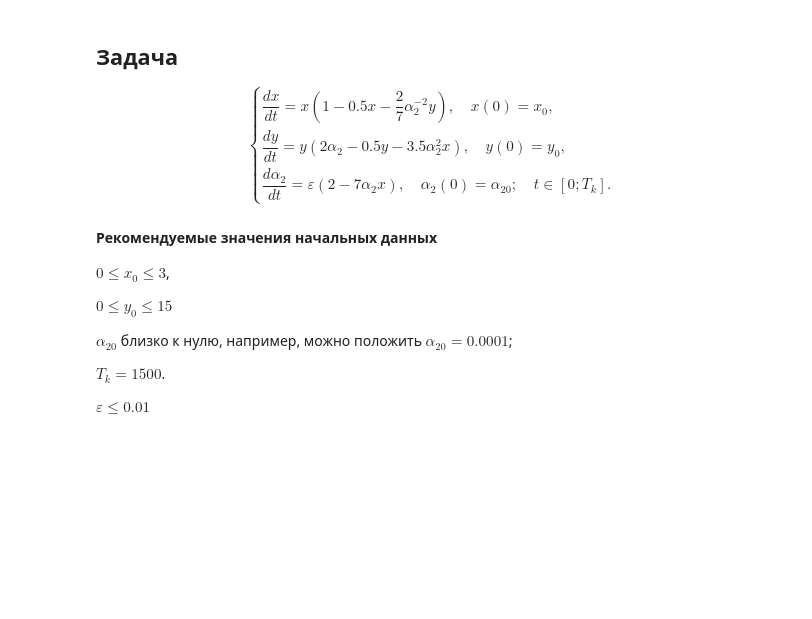
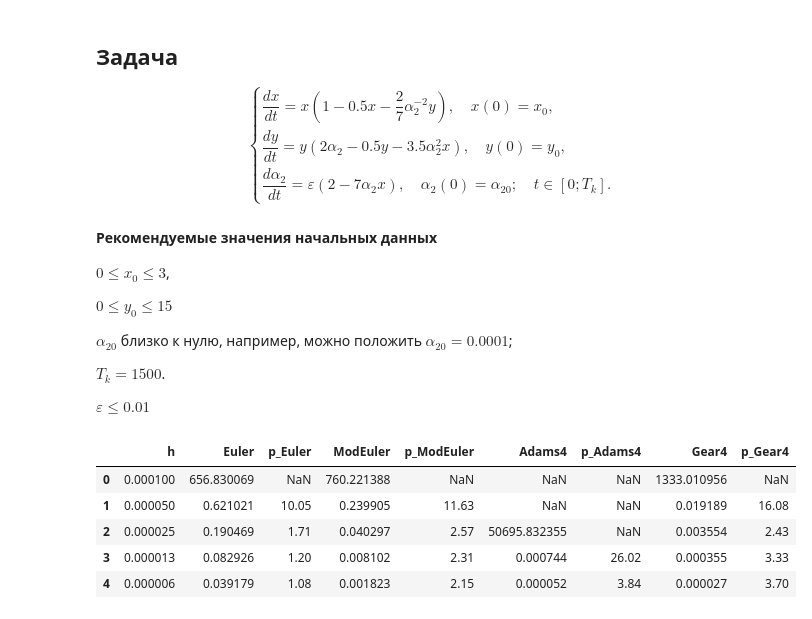
Before and after one commit to Tisuder/NM-population-evolution, a Jupyter notebook: main.ipynb, the cells around one changed output. Saved outputs shown, nothing was run; the diff lists cells and outputs as text; code cells hidden in the pictures; blank space fills up the shorter version.

```diff
--- a/main.ipynb
+++ b/main.ipynb
@@ -159,34 +149,37 @@ def compute_convergence_orders(methods, system_func, y0, t_span, h_start, n_refi
 
     return pd.DataFrame(data)
 # %%
-# Твои параметры
-y0_system = [1.5, 7.5, 0.0001]
-t_range = [0, 2.0] # Для тестов лучше брать небольшой интервал
+y0_system = [1.5, 7.5, 0.01]
+t_range = [0, 0.01]
 eps_param = 0.01
 
-# Решаем систему очень точно
 pure_system = lambda t, v: system_func(t, v, eps_param)
 sol = solve_ivp(pure_system, t_range, y0_system, method='BDF', atol=1e-12, rtol=1e-12)
 ethalon_func = interp1d(sol.t, sol.y, axis=1, kind='cubic', fill_value="extrapolate")
 
-# 2. Собираем методы в словарь
 my_methods = {
     "Euler": euler_explicit,
     "ModEuler": modified_euler,
     "Adams4": adams_bashforth_4,
     "Gear4": gear_4
 }
 
-# 3. Считаем таблицу
 df_results = compute_convergence_orders(
     my_methods,
     pure_system,
     y0_system,
     t_range,
-    h_start=0.01,
+    h_start=0.0001,
     n_refinements=5,
     ethalon_sol=lambda t: ethalon_func(t).T
 )
 
-print(df_results)
+df_results
+# %% [output]
+|  | h | Euler | p_Euler | ModEuler | p_ModEuler | Adams4 | p_Adams4 | Gear4 | p_Gear4 |
+| 0 | 0.000100 | 656.830069 | NaN | 760.221388 | NaN | NaN | NaN | 1333.010956 | NaN |
+| 1 | 0.000050 | 0.621021 | 10.05 | 0.239905 | 11.63 | NaN | NaN | 0.019189 | 16.08 |
+| 2 | 0.000025 | 0.190469 | 1.71 | 0.040297 | 2.57 | 50695.832355 | NaN | 0.003554 | 2.43 |
+| 3 | 0.000013 | 0.082926 | 1.20 | 0.008102 | 2.31 | 0.000744 | 26.02 | 0.000355 | 3.33 |
+| 4 | 0.000006 | 0.039179 | 1.08 | 0.001823 | 2.15 | 0.000052 | 3.84 | 0.000027 | 3.70 |
 # %%
```
Also changed, not shown: parts of 6 cells of this notebook.
